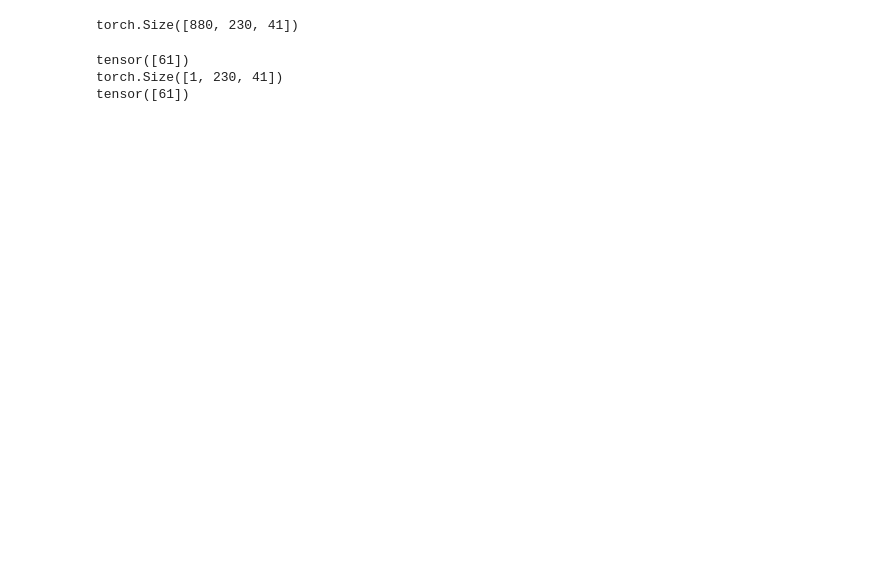
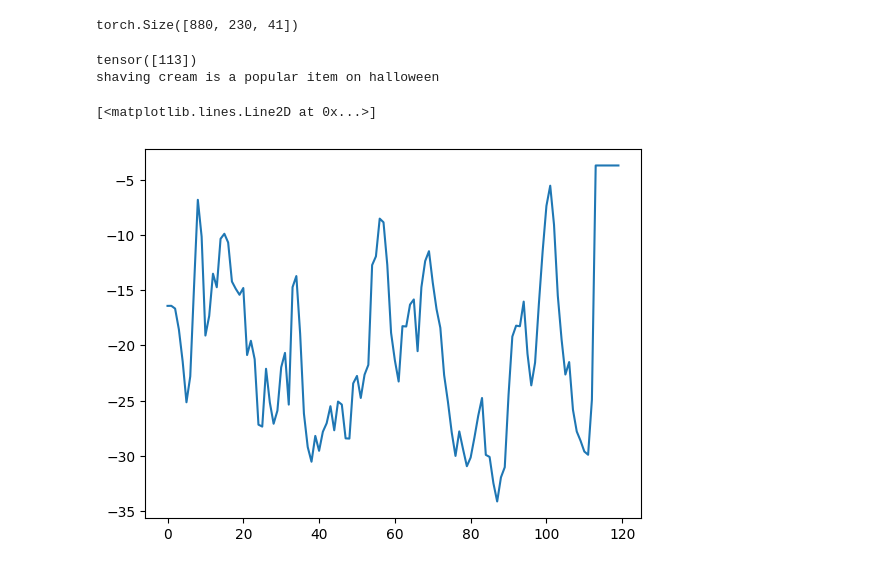
Before and after one commit to ebrahimfeghhi/transformers_with_dietcorp, a Jupyter notebook: src/neural_decoder/wfst_decoder_nbest.ipynb, the cells around one changed output. Saved outputs shown, nothing was run; the diff lists cells and outputs as text; code cells hidden in the pictures; blank space fills up the shorter version.

```diff
--- a/src/neural_decoder/wfst_decoder_nbest.ipynb
+++ b/src/neural_decoder/wfst_decoder_nbest.ipynb
@@ -89,14 +84,28 @@ with open('/data/text/validation_sentences_ground_truth.pkl', 'rb') as f:
 log_probs_arranged.shape
 # %% [output]
 torch.Size([880, 230, 41])
-# %%
-log_probs_one_sample = torch.unsqueeze(log_probs_arranged[400], dim=0)
-log_probs_length_one_sample = torch.unsqueeze(log_probs_length[400], dim=0)
-print(log_probs_length_one_sample)
-print(log_probs_one_sample.shape)
-print(log_probs_length_one_sample)
-# %% [output]
-tensor([61])
-torch.Size([1, 230, 41])
-tensor([61])
+# %%
+T = 1.1
+idx = 50
+log_probs_arranged = F.log_softmax(logits_torch_arranged/T, dim=-1).to(dtype=torch.float32, device=device)
+
+log_probs_one_sample = torch.unsqueeze(log_probs_arranged[idx], dim=0)
+log_probs_length_one_sample = torch.unsqueeze(log_probs_length[idx], dim=0)
+print(log_probs_length_one_sample)
+
+max_len = None
+if max_len is not None:
+    log_probs_one_sample = log_probs_one_sample[:, 0:max_len, :]
+    log_probs_length_one_sample[0] = max_len
+
+print(val_ground_truth_all[idx])
+# %% [output]
+tensor([113])
+shaving cream is a popular item on halloween
+# %%
+from matplotlib import pyplot as plt
+plt.plot(log_probs_one_sample[0, :120, -1].cpu())
+# %% [output]
+[<matplotlib.lines.Line2D at 0x...>]
+[figure, added]
 # %%
```
Also changed, not shown: parts of 7 cells of this notebook, 1 other file.
